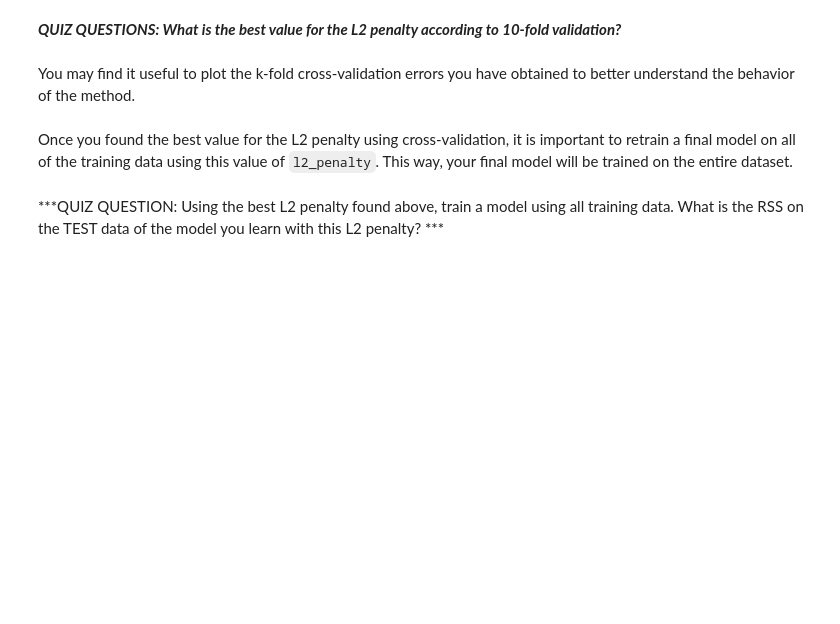
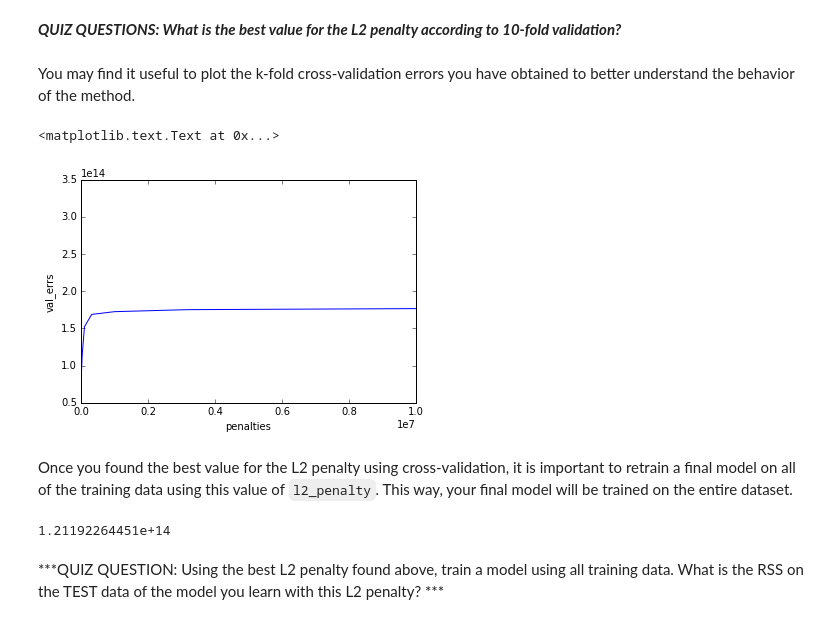
Before and after one commit to SuperJohn/machine-learning-coursera, a Jupyter notebook: Regression/week_4/week-4-ridge-regression-assignment-1-blank.ipynb, the cells around one changed output. Cells and saved outputs as stored; diff of their text form; code cells hidden in the pictures; blank space fills up the shorter version.

Commit message:
regressions week 4 assignment 1 completed , adding assignment 2

```diff
--- a/Regression/week_4/week-4-ridge-regression-assignment-1-blank.ipynb
+++ b/Regression/week_4/week-4-ridge-regression-assignment-1-blank.ipynb
@@ -415,6 +411,8 @@ print first_two.append(last_two)
 [4 rows x 21 columns]
 # %% [markdown]
 Extract the remainder of the data after *excluding* fourth segment (segment 3) and assign the subset to `train4`.
+# %%
+train4=train_valid_shuffled[0:5818].append(train_valid_shuffled[7758:19396])
 # %% [markdown]
 To verify that we have the right elements extracted, run the following cell, which computes the average price of the data with fourth segment excluded. When rounded to nearest whole number, the average should be $539,450.
 # %%
@@ -428,5 +428,3 @@ Now we are ready to implement k-fold cross-validation. Write a function that com
   * Form training set by appending slice (end+1:n) to the end of slice (0:start).
   * Train a linear model using training set just formed, with a given l2_penalty
   * Compute validation error using validation set just formed
-# %%
-def k_fold_cross_validation(k, l2_penalty, data, output_name, features_list):
@@ -438,3 +459,21 @@ Once we have a function to compute the average validation error for a model, we
 * Report which L2 penalty produced the lowest average validation error.
 
 Note: since the degree of the polynomial is now fixed to 15, to make things faster, you should generate polynomial features in advance and re-use them throughout the loop. Make sure to use `train_valid_shuffled` when generating polynomial features!
+# %%
+import numpy as np
+import pandas as pd
+poly_data = polynomial_sframe(train_valid_shuffled['sqft_living'], 15)
+my_features = poly_data.column_names()
+poly_data['price'] = train_valid_shuffled['price']
+stuff = []
+columns = ['val_errs','penalties']
+#pd.DataFrame(columns = [['val_err','penalty']])
+for l2_penalty in np.logspace(1, 7, num=13):
+    val_err = k_fold_cross_validation(15, l2_penalty, poly_data, my_features)
+    # results.append([l2_penalty, Val_err])
+    # val_errs.append(val_err)
+    # penalties.append(l2_penalty)
+    row = [val_err, l2_penalty]
+    stuff.append(row)
+results = pd.DataFrame(stuff, columns=columns)
+print results
@@ -445,7 +507,24 @@ You may find it useful to plot the k-fold cross-validation errors you have obtai
 # %%
 # Plot the l2_penalty values in the x axis and the cross-validation error in the y axis.
 # Using plt.xscale('log') will make your plot more intuitive.
+plt.plot(results['penalties'],results['val_errs'])
+plt.xlabel('penalties')
+plt.ylabel('val_errs')
+#plt.set(xlim=[0,2],ylim=[1,2])
+#plt.set_xlim(0,2)
+# %% [output]
+<matplotlib.text.Text at 0x...>
+[figure, added]
 # %% [markdown]
 Once you found the best value for the L2 penalty using cross-validation, it is important to retrain a final model on all of the training data using this value of `l2_penalty`. This way, your final model will be trained on the entire dataset.
+# %%
+poly1_data = polynomial_sframe(train_valid_shuffled['sqft_living'], 15) # use equivalent of `polynomial_sframe`
+my_features = poly1_data.column_names()
+poly1_data['price'] = train_valid_shuffled['price']
+model1 = graphlab.linear_regression.create(poly1_data, target = 'price', features = my_features, verbose = False, validation_set = None, l2_penalty=1000)
+Val_err = k_fold_cross_validation(10, 1000, poly1_data, my_features)
+print Val_err
+# %% [output]
+1.21192264451e+14
 # %% [markdown]
 ***QUIZ QUESTION: Using the best L2 penalty found above, train a model using all training data. What is the RSS on the TEST data of the model you learn with this L2 penalty? ***
```
Also changed, not shown: parts of 11 cells of this notebook, 3 other files.
